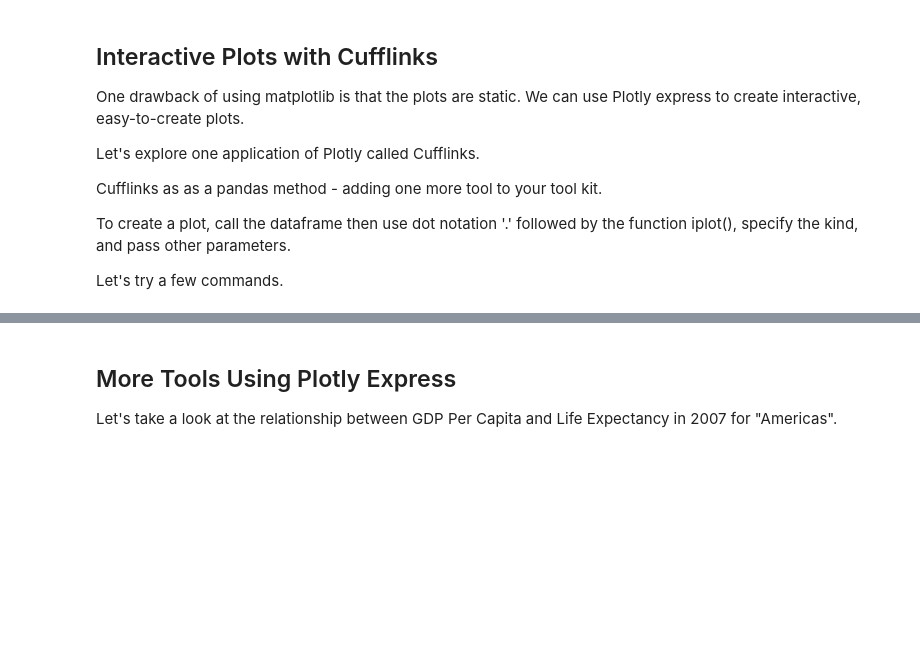
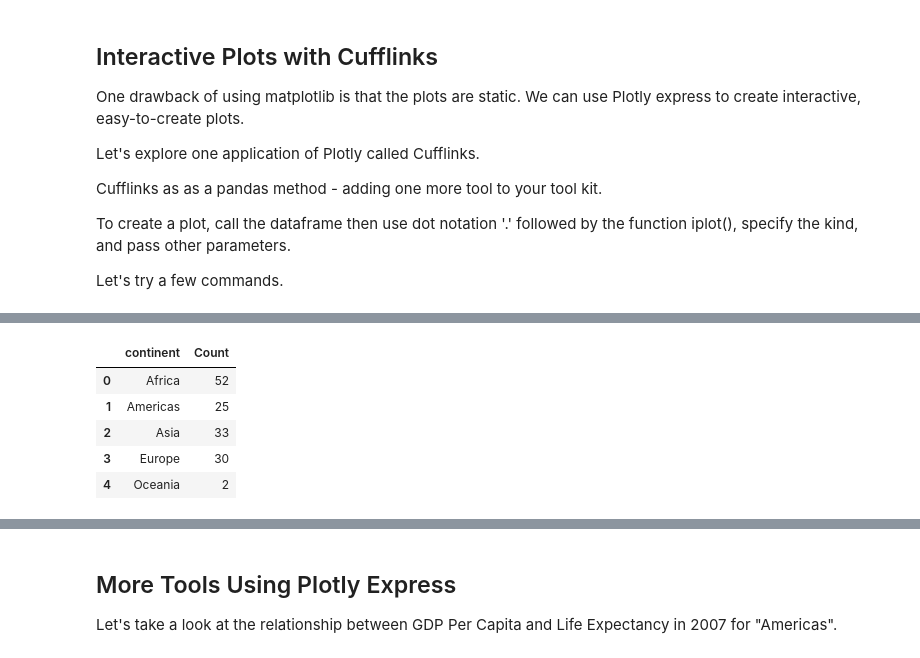
Before and after one commit to lfunderburk/IntroToPython-online, a Jupyter notebook: Workshop-Visualization.ipynb, the cells around one changed output, grey strips where cells are left out. Cells and saved outputs as stored; diff of their text form; code cells hidden in the pictures; blank space fills up the shorter version.

```diff
--- a/Workshop-Visualization.ipynb
+++ b/Workshop-Visualization.ipynb
@@ -151 +291,12 @@ pop_2002_2007.iplot(kind='area',title="Average Population by continent, 2002, 20
+# %%
+countries_per_cont = all_of_gp.groupby("continent").size().reset_index(name="Count")
+
+countries_per_cont
+# %% [output]
+|  | continent | Count |
+| 0 | Africa | 52 |
+| 1 | Americas | 25 |
+| 2 | Asia | 33 |
+| 3 | Europe | 30 |
+| 4 | Oceania | 2 |
 # %%
```
Also changed, not shown: parts of 42 cells of this notebook.
